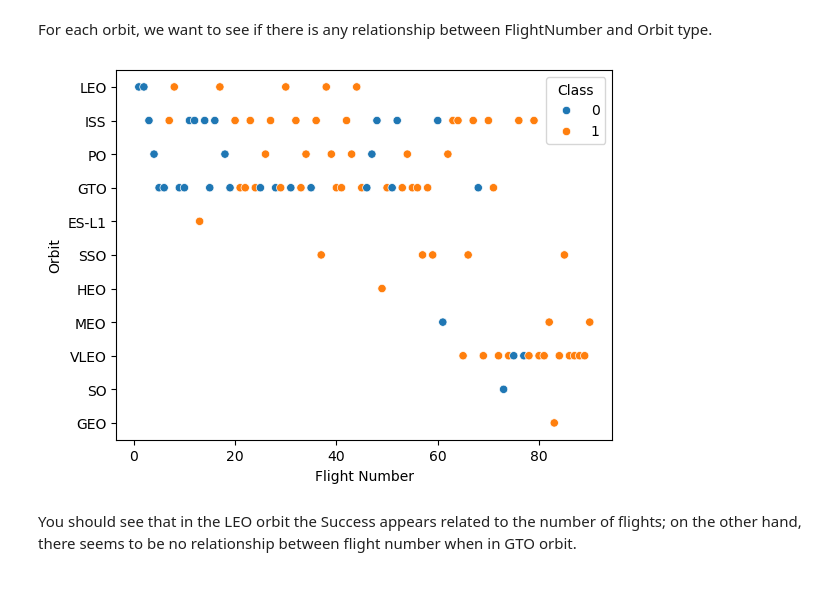
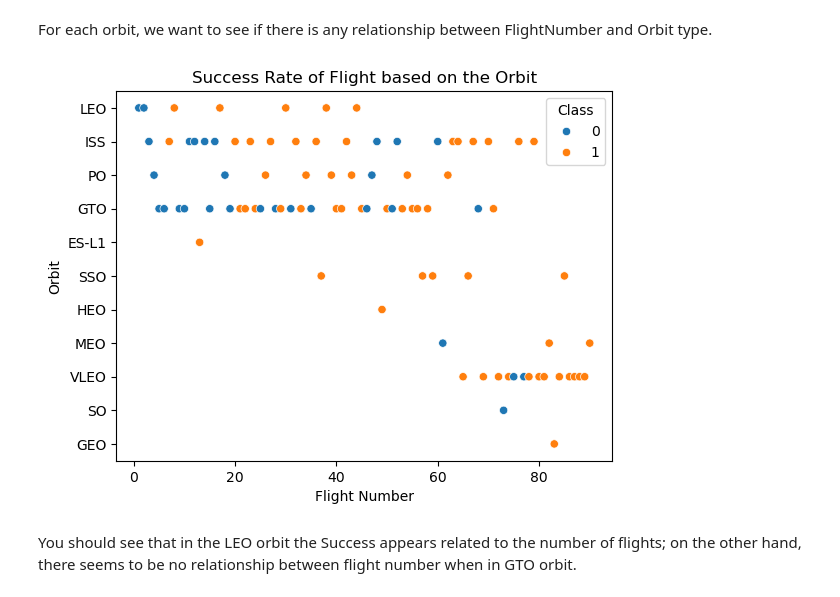
Before and after one commit to ItzChaBoiGhoza/rocket-landing-prediction, a Jupyter notebook: notebooks/SpaceX-EDA-DataViz.ipynb, the cells around one changed output. Drawn from its saved outputs; the diff is of its cells as text; code cells hidden in the pictures.

```diff
--- a/notebooks/SpaceX-EDA-DataViz.ipynb
+++ b/notebooks/SpaceX-EDA-DataViz.ipynb
@@ -127,11 +131,12 @@ For each orbit, we want to see if there is any relationship between FlightNumber
 # %%
 # Plot a scatter point chart with x axis to be FlightNumber and y axis to be the Orbit, and hue to be the class value
 sns.scatterplot(data=df, x='FlightNumber',  y='Orbit', hue='Class')
 plt.xlabel('Flight Number')
 plt.ylabel('Orbit')
+plt.title('Success Rate of Flight based on the Orbit')
 plt.show()
 # %% [output]
-[figure, old version]
+[figure, new version]
 # %% [markdown]
 You should see that in the LEO orbit the Success appears related to the number of flights; on the other hand, there seems to be no relationship between flight number when in GTO orbit.
 # %% [markdown]
```
Also changed, not shown: parts of 6 cells of this notebook, 1 other file.
